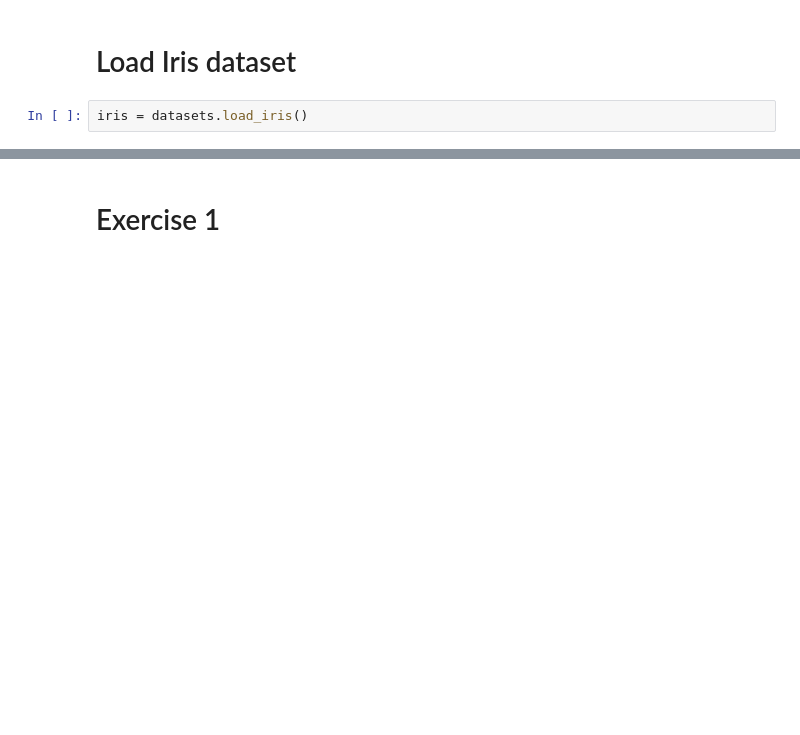
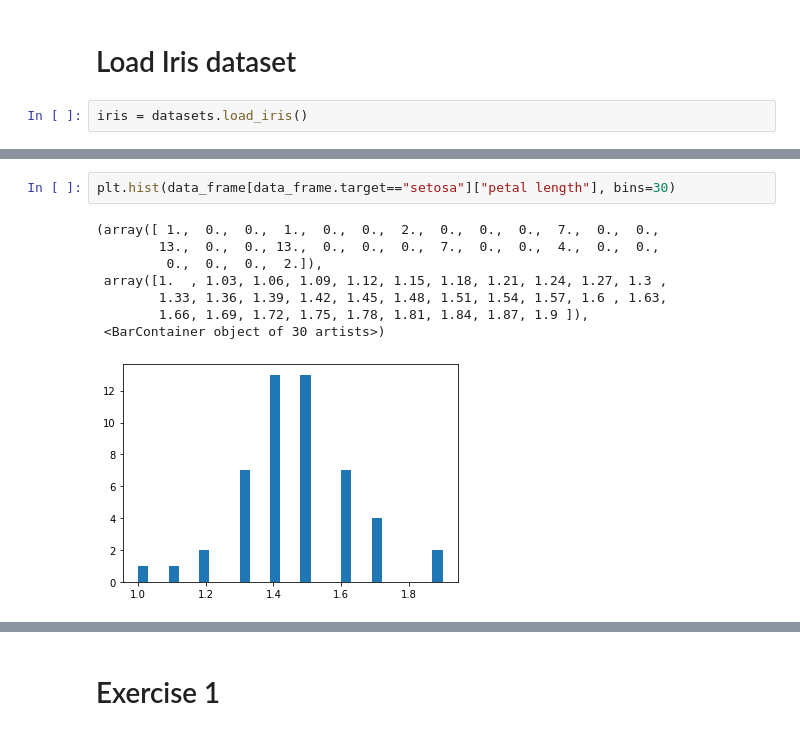
Before and after one commit to harveyfu999/cityu-gef2020-aiot, a Jupyter notebook: pandas/Pandas_exercise.ipynb, the cells around one changed output, grey strips where cells are left out. Cells and saved outputs as stored; diff of their text form; blank space fills up the shorter version.

```diff
--- a/pandas/Pandas_exercise.ipynb
+++ b/pandas/Pandas_exercise.ipynb
@@ -30,0 +76,11 @@ iris
+# %%
+plt.hist(data_frame[data_frame.target=="setosa"]["petal length"], bins=30)
+# %% [output]
+(array([ 1.,  0.,  0.,  1.,  0.,  0.,  2.,  0.,  0.,  0.,  7.,  0.,  0.,
+        13.,  0.,  0., 13.,  0.,  0.,  0.,  7.,  0.,  0.,  4.,  0.,  0.,
+         0.,  0.,  0.,  2.]),
+ array([1.  , 1.03, 1.06, 1.09, 1.12, 1.15, 1.18, 1.21, 1.24, 1.27, 1.3 ,
+        1.33, 1.36, 1.39, 1.42, 1.45, 1.48, 1.51, 1.54, 1.57, 1.6 , 1.63,
+        1.66, 1.69, 1.72, 1.75, 1.78, 1.81, 1.84, 1.87, 1.9 ]),
+ <BarContainer object of 30 artists>)
+[figure, added]
```
Also changed, not shown: parts of 22 cells of this notebook, 33 other files.
